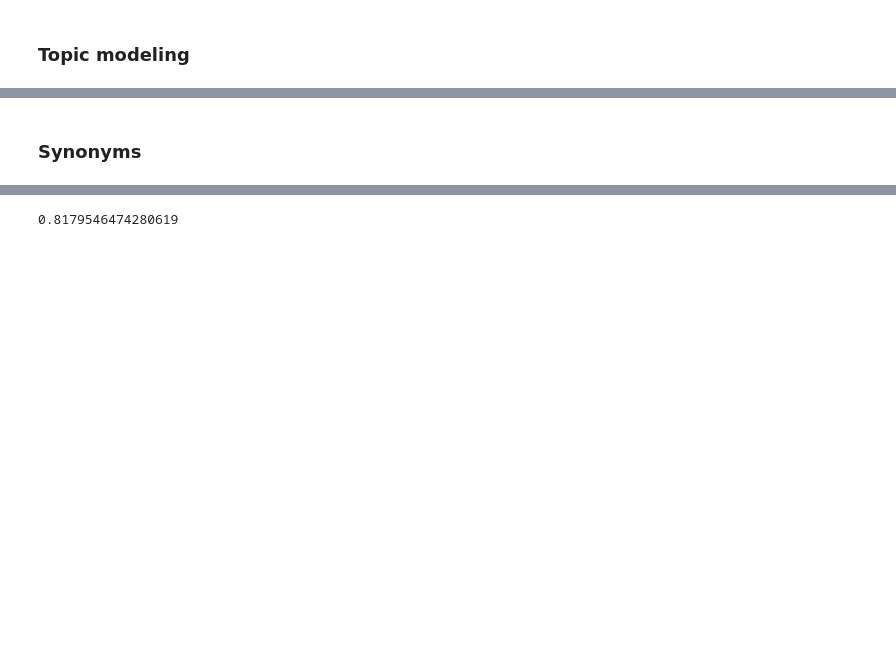
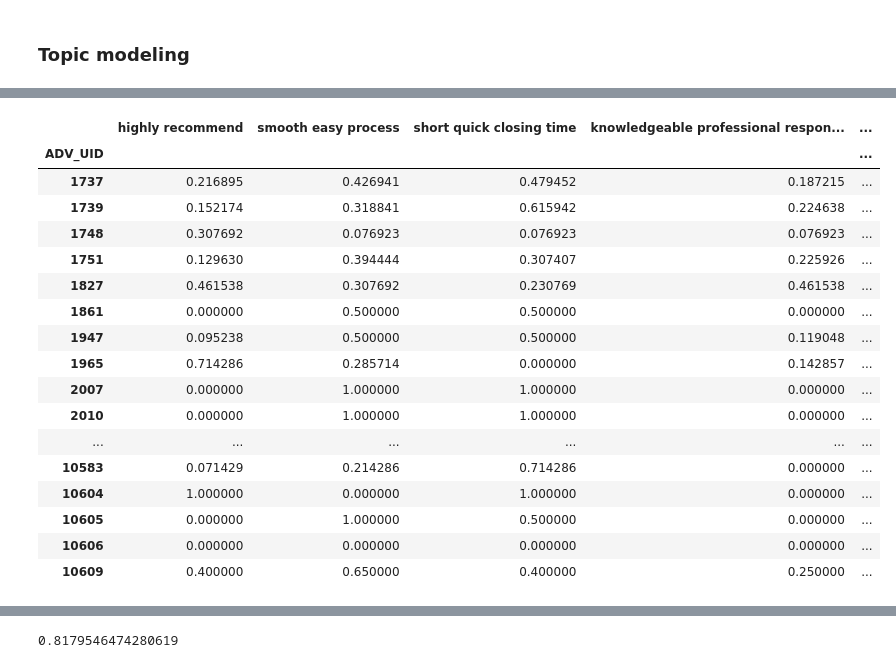
Before and after one commit to ChaoLiRV/CustomerReview, a Jupyter notebook: miningCustomerReview.ipynb, the cells around one changed output, grey strips where cells are left out. Saved outputs shown, nothing was run; the diff lists cells and outputs as text; code cells hidden in the pictures; blank space fills up the shorter version.

```diff
--- a/miningCustomerReview.ipynb
+++ b/miningCustomerReview.ipynb
@@ -136,7 +190,10 @@ colls = finder.nbest(bgm.likelihood_ratio, N_TOP_COL)
 collocation = [" ".join(col) for col in colls]
 # collocation
 # %%
-bi_grams = list(set(noun_entities_list).union(set(collocation)))
-bi_grams
+#
+# bi_gram by interset NER and Collocation
+#
+bi_grams = list(set(nouns_list).union(set(namedEnt_list)).union(set(collocation)))
+bi_grams[:10]
 # len(bi_grams)
 # %% [output]
@@ -229,16 +308,0 @@ topic_tag_dict2
-# %%
-X = nmf.transform(tfidf)
-cr_df['topic_vec'] = pd.Series(list(X))
-names = [str(i) for i in range(no_topics)]
-cr_df[names] = pd.DataFrame(cr_df.topic_vec.values.tolist(), index= cr_df.index)
-cr_df.head(100)
-
-adv_topic_mat = cr_df.groupby("ADV_UID")[names].mean()
-for i, col in enumerate(adv_topic_mat.columns):
-    if col in topic_tag_dict.keys():
-        adv_topic_mat = adv_topic_mat.rename(columns={col:topic_tag_dict[col]})
-    else:
-        adv_topic_mat.drop(col, axis=1, inplace=True)
-
-
-adv_topic_mat/ np.max(adv_topic_mat.values)
@@ -293,2 +309,41 @@ aa= nlp(u"there is hasn't countries that deny human basic civil rights")
-# %% [markdown]
-### Synonyms
+# %%
+THR_TOPIC = 0.01 # threshold to binarize the topic modeling results
+
+# rename the column name and drop columns
+for i in range(no_topics):
+    cr_df.loc[cr_df[str(i)] >= THR_TOPIC, str(i)] = 1
+    cr_df.loc[cr_df[str(i)] < THR_TOPIC, str(i)] = 0
+
+
+for t in tagList:
+    columns = tag_topic_dict[t]
+    cr_df[t] = cr_df[columns].max(axis=1)
+
+names = [str(i) for i in range(no_topics)]
+cr_df.drop(names, axis=1, inplace=True)
+
+
+review_count = cr_df.groupby("ADV_UID")['REVIEWTEXT'].count()
+adv_topic_mat = cr_df.groupby("ADV_UID")[tagList].agg('mean')
+
+adv_topic_mat = adv_topic_mat.join(review_count)
+adv_topic_mat
+# %% [output]
+|  | highly recommend | smooth easy process | short quick closing time | knowledgeable professional respon... | ... |
+| ADV_UID |  |  |  |  | ... |
+| 1737 | 0.216895 | 0.426941 | 0.479452 | 0.187215 | ... |
+| 1739 | 0.152174 | 0.318841 | 0.615942 | 0.224638 | ... |
+| 1748 | 0.307692 | 0.076923 | 0.076923 | 0.076923 | ... |
+| 1751 | 0.129630 | 0.394444 | 0.307407 | 0.225926 | ... |
+| 1827 | 0.461538 | 0.307692 | 0.230769 | 0.461538 | ... |
+| 1861 | 0.000000 | 0.500000 | 0.500000 | 0.000000 | ... |
+| 1947 | 0.095238 | 0.500000 | 0.500000 | 0.119048 | ... |
+| 1965 | 0.714286 | 0.285714 | 0.000000 | 0.142857 | ... |
+| 2007 | 0.000000 | 1.000000 | 1.000000 | 0.000000 | ... |
+| 2010 | 0.000000 | 1.000000 | 1.000000 | 0.000000 | ... |
+| ... | ... | ... | ... | ... | ... |
+| 10583 | 0.071429 | 0.214286 | 0.714286 | 0.000000 | ... |
+| 10604 | 1.000000 | 0.000000 | 1.000000 | 0.000000 | ... |
+| 10605 | 0.000000 | 1.000000 | 0.500000 | 0.000000 | ... |
+| 10606 | 0.000000 | 0.000000 | 0.000000 | 0.000000 | ... |
+| 10609 | 0.400000 | 0.650000 | 0.400000 | 0.250000 | ... |
```
Also changed, not shown: parts of 30 cells of this notebook, 3 other files.
